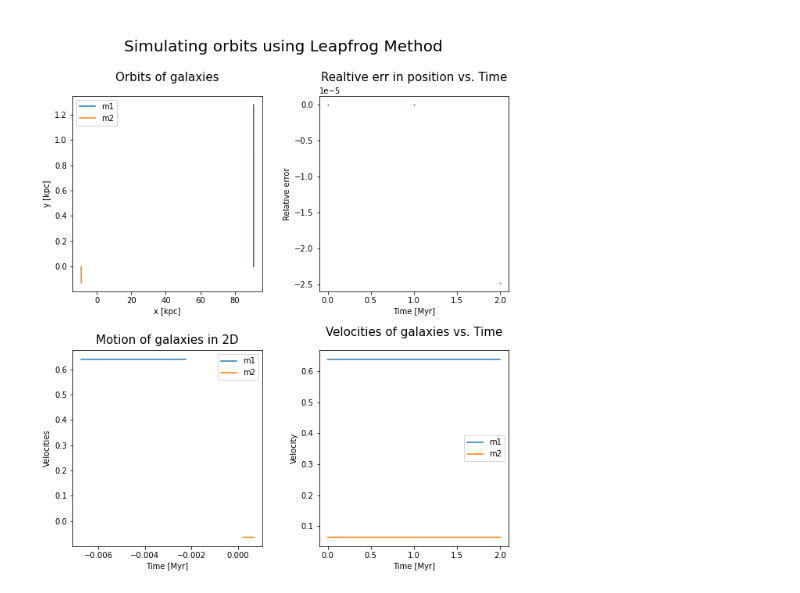
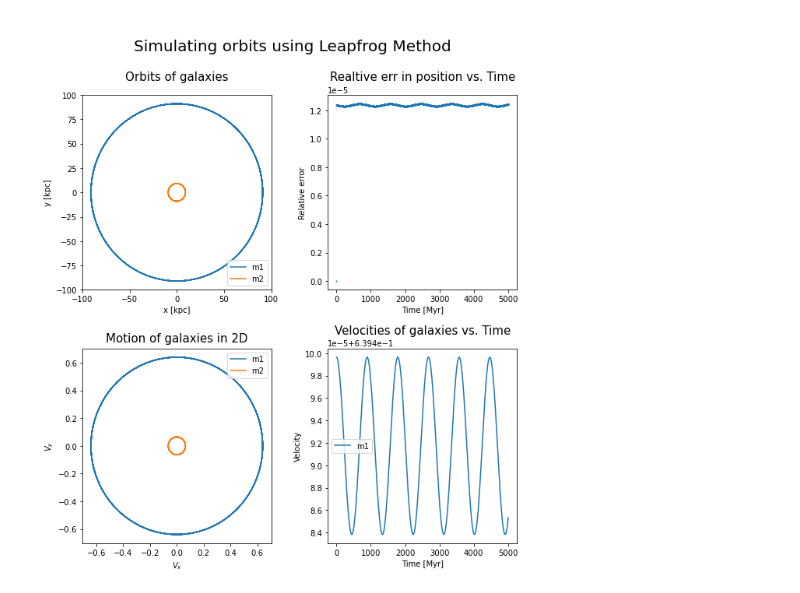
Before and after one commit to q-pratz-chem/Interacting_Galaxies, a Jupyter notebook: lf_logic1.ipynb, the cells around one changed output. Drawn from its saved outputs; the diff is of its cells as text; code cells hidden in the pictures.

```diff
--- a/lf_logic1.ipynb
+++ b/lf_logic1.ipynb
@@ -29,7 +29,7 @@ def f(rs, **kwargs):
 
     return np.array([ax1, ay1, ax2, ay2], float)
 # %%
-def leapfrog(t0, tmax, r0, v0, h, f, r_ref, err_tol,  **kwargs):
+def leapfrog(t0, tmax, r0, v0, h, f, ref_val, err_tol,  **kwargs):
     """
     Calculate a soln x(t) to a 1st-order ODE of the form x'(t)=f(x,t).
 
@@ -41,8 +41,8 @@ def leapfrog(t0, tmax, r0, v0, h, f, r_ref, err_tol,  **kwargs):
     v0 (Init velocity of m1)
     h (step size)
     f (function to obtain accelaration)
-    r_ref: expected value for r
-    err_tol: amount of allowed deviation from r_ref
+    ref_val: expected value for r or total Energy
+    err_tol: amount of allowed deviation from ref_val
 
     Returns:
     t (array for time steps)
@@ -104,18 +104,18 @@ def leapfrog(t0, tmax, r0, v0, h, f, r_ref, err_tol,  **kwargs):
             if debug: print(f"Time: {ti} > {tmax}")
             break
         else:
-            if debug: print(ti, r, np.abs(r_check - r_ref))
+            if debug: print(ti, r, np.abs(r_check - ref_val))
             # update t, r, v_mid
             ti += h
             r = r +  h*v_mid
-            v_mid = v_mid + 0.5*h*f(r)
-
+            v_mid = v_mid + h*f(r)
+            vi = v_mid
             # calculate new rel error
             if ecc == 0: #circular orbit
                 r_check = np.sqrt(r[0]**2 + r[1]**2)  # current radius, r
                 rel_err = (ref_val - r_check)/ref_val
                 #print(f"init err: {rel_err}")
-            elif ecc >0 and ecc < 1:
+            elif ecc > 0 and ecc < 1:
                 v1_sq = vi[0]**2 + vi[1]**2
                 v2_sq = vi[2]**2 + vi[3]**2
                 r12 = np.sqrt((r[2]-r[0])**2 + (r[3]-r[1])**2)
@@ -153,7 +153,7 @@ m_rest = m1
 rmin = 25 #kpc
 
 a = 100 # (G*M*T**2/(4*np.pi**2))**(1/3)   # semi-major axis (kpc, Kepler's Law)
-ecc = 0 #1e-12 #0.05
+ecc = 1e-15 #0.05
 if ecc >= 0 and ecc <1:
     p = a*(1 - ecc**2)   # semi-latus rectum (kpc)
 elif ecc == 1:
@@ -167,7 +167,6 @@ h = 1 #1e-3
 # starting position of first galaxy from COM
 r0 = m2*a/M
 
-
 if ecc == 0: #circular orbit
     ref_val = r0
     err_tol = 1e-5
@@ -178,11 +177,9 @@ elif ecc>0 and ecc<1: #elliptical orbit
 else: # parabolic orbit
     ref_val = -0.55
     err_tol = 1
+
 # starting velocity of the second galaxy
 v0 = np.sqrt(G*m2/a)*np.sqrt((m2*(1-ecc**2))/M)
-
-# make sure r is close to analytic value over time
-#err_tol = 1e-5  # allowable error
 # %%
 # leapfrog(t0, tmax, r0, v0, h, f, r_ref, err_tol, **kwargs)
 t, X, Y, v_, err =  leapfrog(t0, tmax, r0, v0, h, f, ref_val, err_tol)
@@ -193,36 +190,36 @@ plt.subplot(221, aspect='auto')
 plt.plot(X[:,0], Y[:,0], label="m1")
 plt.plot(X[:,1], Y[:,1], label="m2")
 plt.xlabel("x [kpc]"), plt.ylabel("y [kpc]")
 plt.legend()
 plt.title("Orbits of galaxies", fontsize='15', y=1.05)
 
 plt.subplot(222,aspect='auto')
 plt.scatter(t, err, s=1)
 #plt.ylim(err_tol*np.array([-1,1]))
 plt.xlabel("Time [Myr]"), plt.ylabel("Relative error")
 plt.title("Realtive err in position vs. Time" , fontsize='15', y=1.05)
 #print(f"cumulative error over {t[-1]} Myr: {sum(err):.6}.")
 
 plt.subplot(223,aspect='auto')
 plt.plot(v_[1:,0], v_[1:,1], label="m1")
 plt.plot(v_[1:,2], v_[1:,3], label="m2")
 plt.title("Motion of galaxies in 2D", fontsize='15', y=1.01)
 plt.legend()
-plt.xlabel("Time [Myr]"), plt.ylabel("Velocities")
+plt.xlabel("$V_{x}$"), plt.ylabel("$V_{y}$")
 
 plt.subplot(224,aspect='auto')
 plt.plot(t, np.sqrt(v_[1:,0]**2 + v_[1:,1]**2), label="m1" )
-plt.plot(t, np.sqrt(v_[1:,2]**2 + v_[1:,3]**2), label="m2" )
+#plt.plot(t, np.sqrt(v_[1:,2]**2 + v_[1:,3]**2), label="m2" )
 plt.title("Velocities of galaxies vs. Time", fontsize='15', y=1.05)
 plt.legend()
 plt.xlabel("Time [Myr]"), plt.ylabel("Velocity")
 
 
 fig.suptitle("\nSimulating orbits using Leapfrog Method\n", fontsize = '20')
 fig.subplots_adjust(hspace=0.3,wspace=0.3,top=0.85,bottom=0.05)
 plt.show()
 # %% [output]
-[figure, old version]
+[figure, new version]
 # %%
 plt.plot(X[:,0], Y[:,0], label="m1")
 plt.plot(X[:,1], Y[:,1], label="m2")
```
Also changed, not shown: parts of 1 cell of this notebook.
